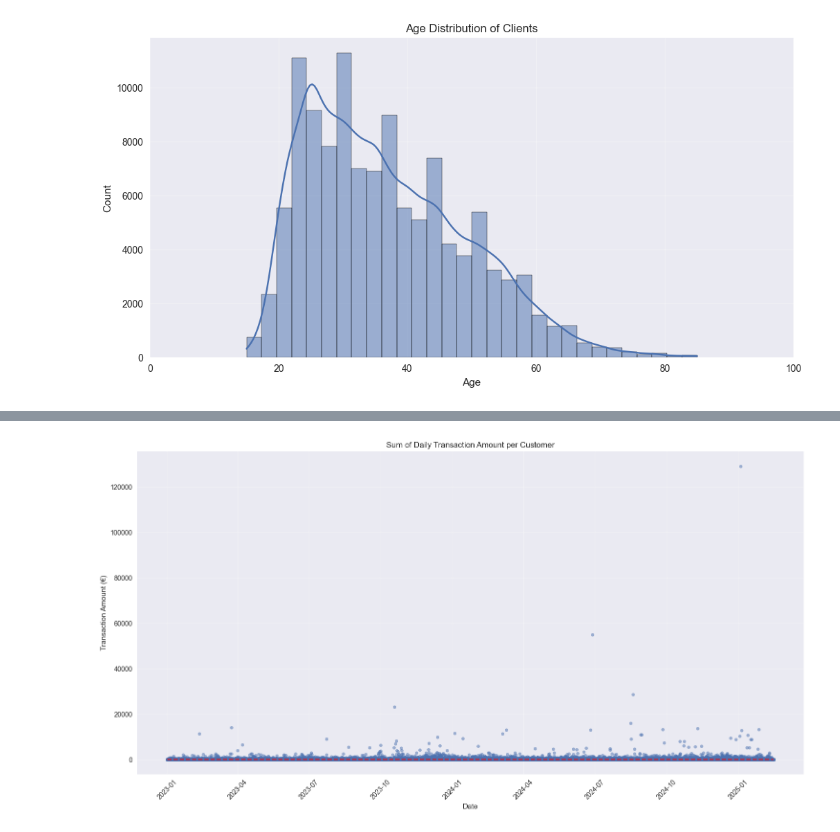
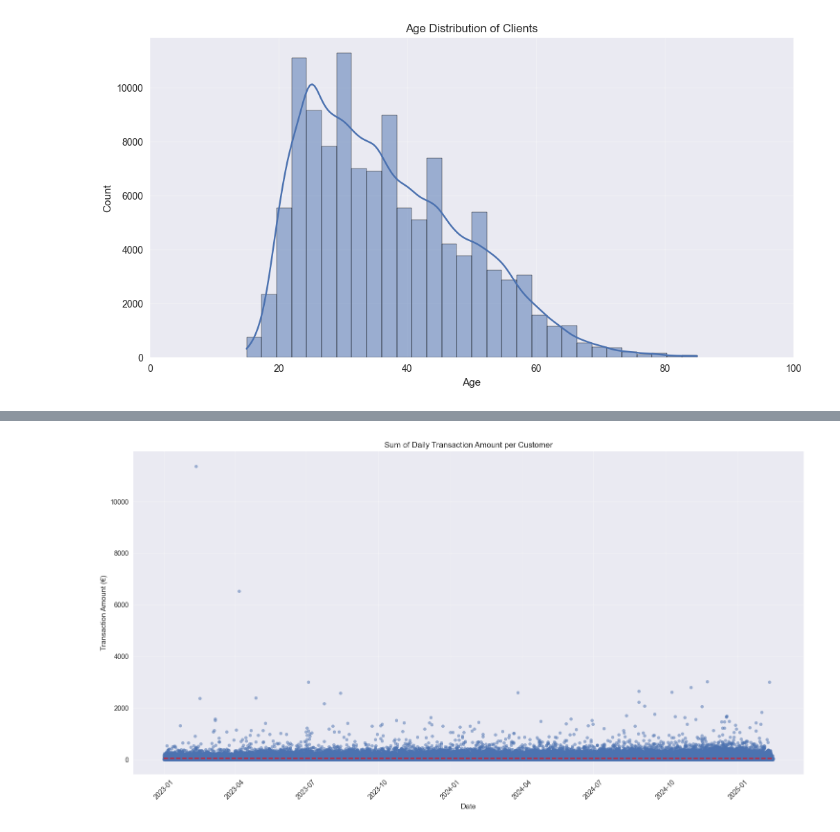
Before and after one commit to ravhello/hackathon, a Jupyter notebook: exploration.ipynb, the cells around one changed output, grey strips where cells are left out. Cells and saved outputs as stored; diff of their text form; code cells hidden in the pictures.

```diff
--- a/exploration.ipynb
+++ b/exploration.ipynb
@@ -37,0 +250,12 @@ clients_df['Age'] = clients_df['Age'].apply(lambda x: x if (15 <= x <= 85) else
+# %%
+# Store total number of transactions before filtering
+total_transactions_before = len(final_df)
+
+# Remove transactions for clients identified as outliers
+# These are clients that exceed either the 99.9th percentile in transaction frequency
+# or in average sales amount
+final_df = final_df[~final_df['ClientID'].isin(combined_outlier_clients)]
+
+print(f"Number of transactions before filtering: {total_transactions_before}")
+print(f"Number of transactions after filtering: {len(final_df)}")
+print(f"Percentage of transactions removed: {((total_transactions_before - len(final_df)) / total_transactions_before * 100):.2f}%")
@@ -65,8 +367,11 @@ print(f"Number of clients remaining: {len(clients_df)}")
+# %%
+# Aggregate duplicate transactions by summing quantities
+final_df = final_df.groupby([
+    'ClientID', 'ProductID', 'TransactionDate', 'StoreID', 'SalesNetAmountEuro',
+    'StoreCountry', 'Quantity_in_stock', 'Category', 'FamilyLevel1', 'FamilyLevel2',
+    'Universe', 'ClientSegment', 'ClientGender', 'Age'
+])['Quantity_sold'].sum().reset_index()
 # %%
+'''# Remove customers from final_df
+final_df = final_df[~final_df['ClientID'].isin([784139077380372687, 7170141520984547731, 4948726587055327420])]
 '''
-# Remove customers from transactions_df
-transactions_df = transactions_df[~transactions_df['ClientID'].isin([784139077380372687, 7170141520984547731, 4948726587055327420])]
-
-# Remove customers from clients_df
-clients_df = clients_df[~clients_df['ClientID'].isin([784139077380372687, 7170141520984547731, 4948726587055327420])]
-'''
@@ -529,38 +688,34 @@ plt.show()
 # %%
-import numpy as np
-
-# Group by date and customer, find max transaction amount
-daily_customer_sum = transactions_df.groupby(['TransactionDate', 'ClientID'])['SalesNetAmountEuro'].sum().reset_index()
+# Group by date and customer, find the sum of transaction amounts for each day per customer
+daily_customer_sum = final_df.groupby(['TransactionDate', 'ClientID'])['SalesNetAmountEuro'].sum().reset_index()
 
 # Create figure
 plt.figure(figsize=(15, 8))
 
 # Create scatter plot
 plt.scatter(daily_customer_sum['TransactionDate'],
-           daily_customer_sum['SalesNetAmountEuro'],
-           alpha=0.5,
-           s=20)
+            daily_customer_sum['SalesNetAmountEuro'],
+            alpha=0.5,
+            s=20)
 
 # Customize the plot
 plt.title('Sum of Daily Transaction Amount per Customer')
 plt.xlabel('Date')
 plt.ylabel('Transaction Amount (€)')
 plt.grid(True, alpha=0.3)
-
-# Rotate x-axis labels for better readability
 plt.xticks(rotation=45)
 
 # Add a trend line
 z = np.polyfit(daily_customer_sum['TransactionDate'].astype(np.int64),
                daily_customer_sum['SalesNetAmountEuro'], 1)
 p = np.poly1d(z)
 plt.plot(daily_customer_sum['TransactionDate'],
          p(daily_customer_sum['TransactionDate'].astype(np.int64)),
          "r--", alpha=0.8)
 
 plt.tight_layout()
 plt.show()
 # %% [output]
-[figure, old version]
+[figure, new version]
 # %%
 # Create a table of transactions per customer with their total amount spent
```
Also changed, not shown: parts of 26 cells of this notebook.
